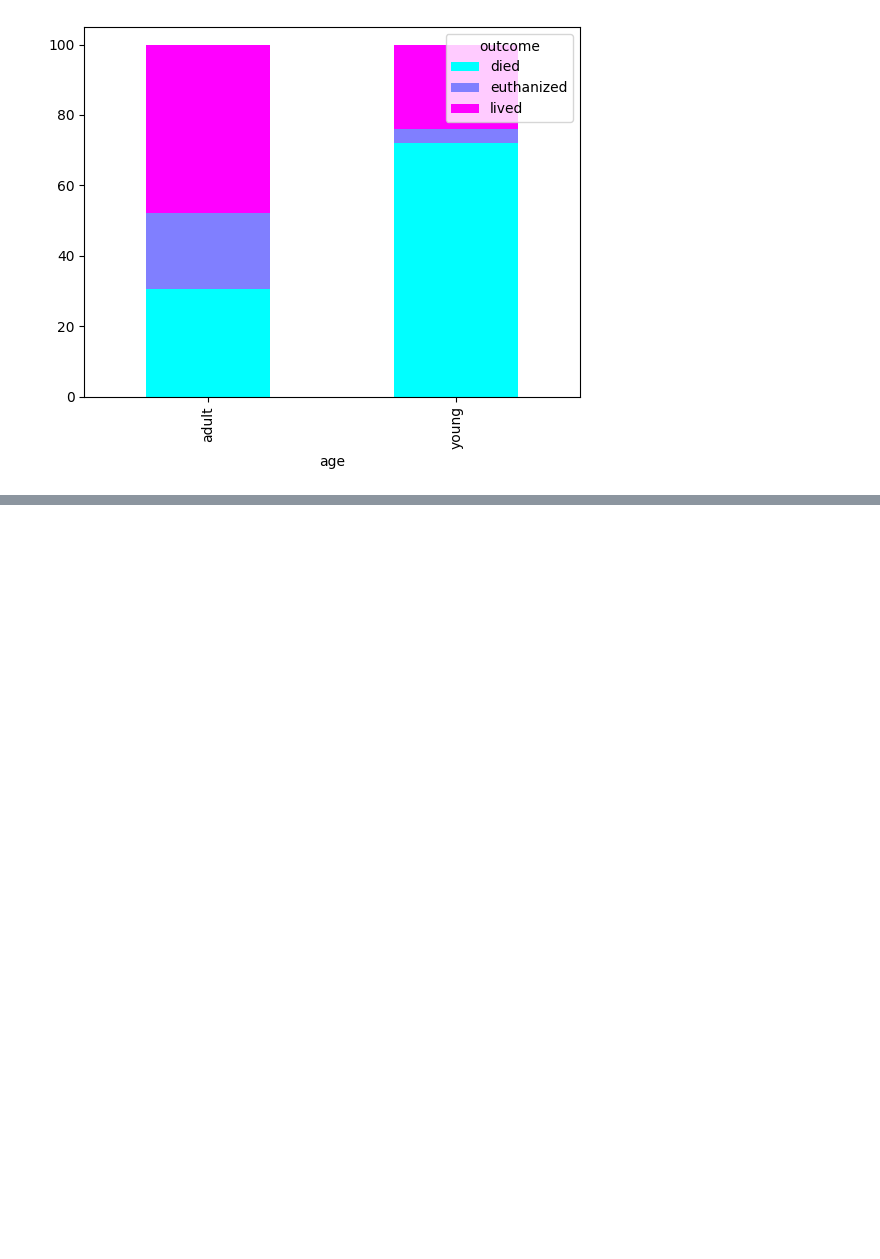
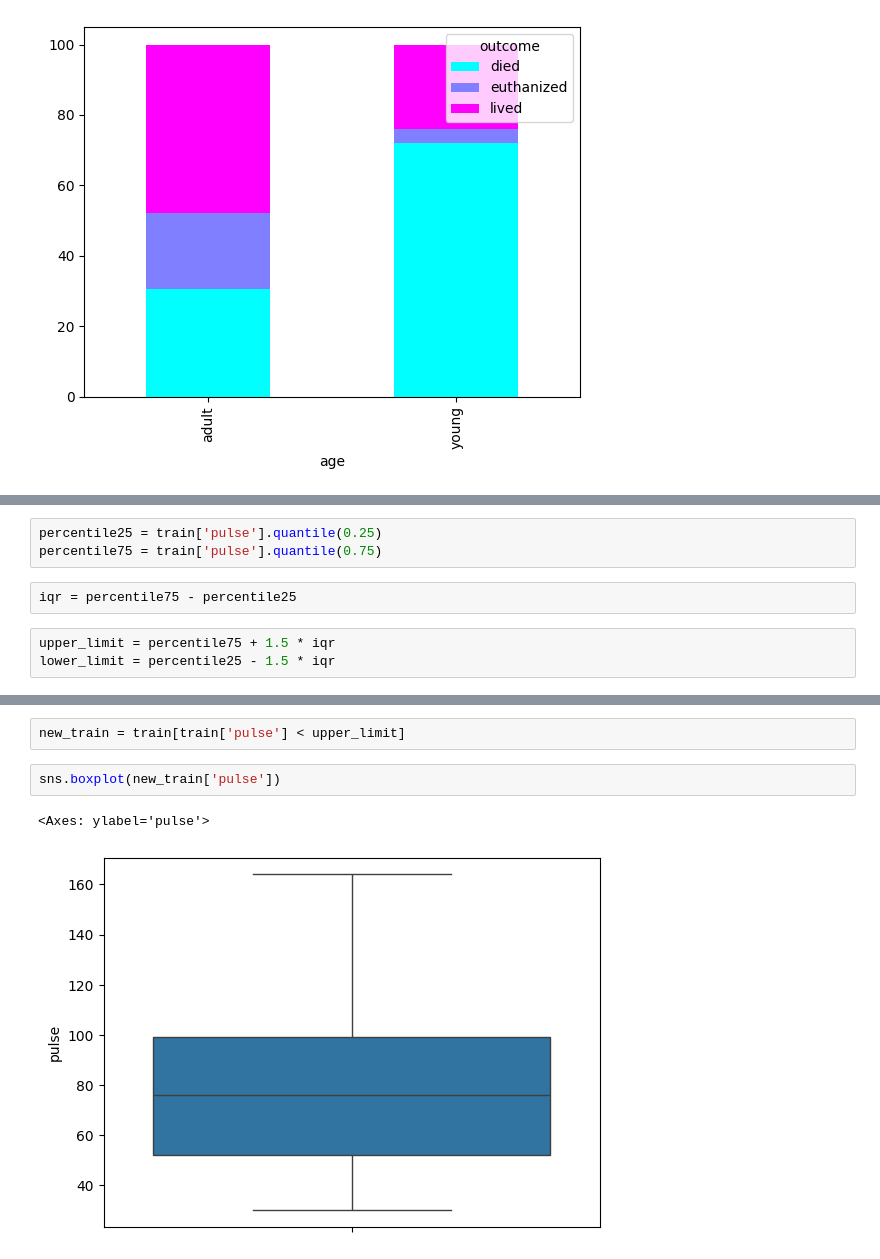
Before and after one commit to Iouize/e2, a Jupyter notebook: plus.ipynb, the cells around one changed output, grey strips where cells are left out. Cells and saved outputs as stored; diff of their text form; blank space fills up the shorter version.

```diff
--- a/plus.ipynb
+++ b/plus.ipynb
@@ -29,0 +138,8 @@ pivot.plot(
+# %%
+percentile25 = train['pulse'].quantile(0.25)
+percentile75 = train['pulse'].quantile(0.75)
+# %%
+iqr = percentile75 - percentile25
+# %%
+upper_limit = percentile75 + 1.5 * iqr
+lower_limit = percentile25 - 1.5 * iqr
@@ -29,0 +164,7 @@ pivot.plot(
+# %%
+new_train = train[train['pulse'] < upper_limit]
+# %%
+sns.boxplot(new_train['pulse'])
+# %% [output]
+<Axes: ylabel='pulse'>
+[figure, added]
```
Also changed, not shown: parts of 30 cells of this notebook, 3 other files.
